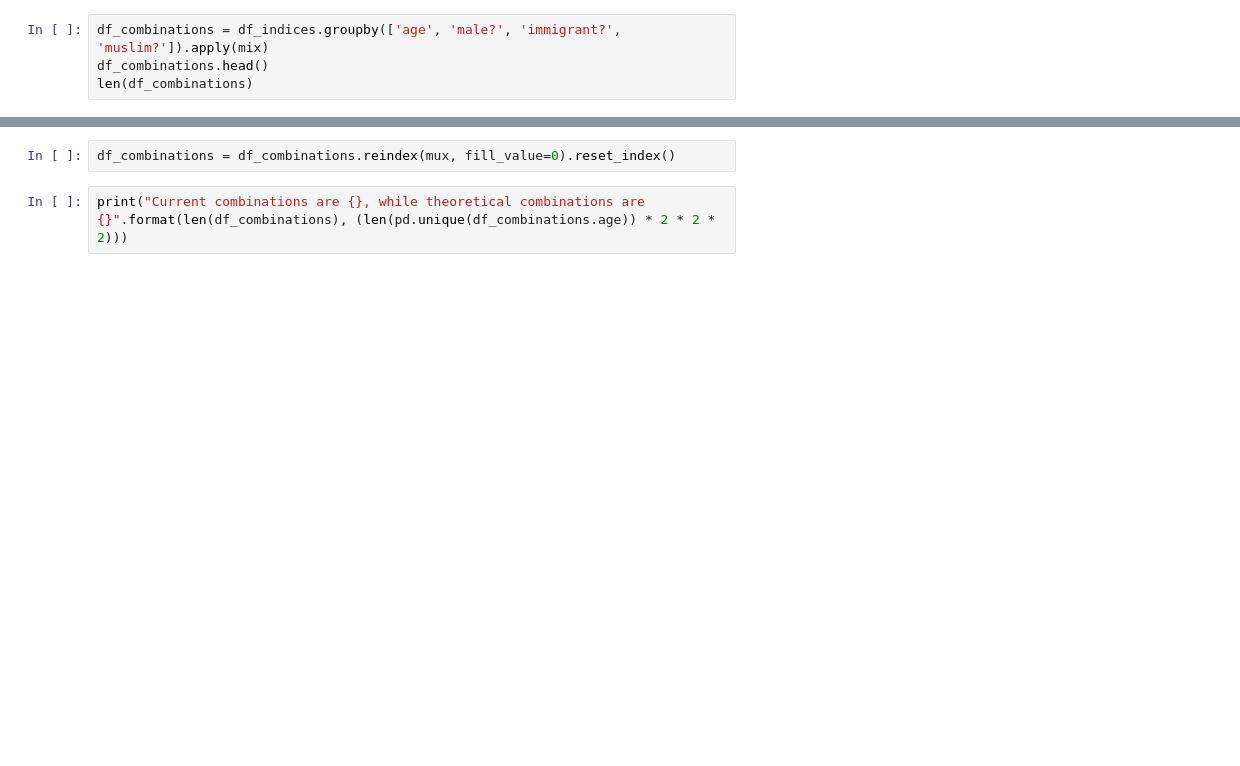
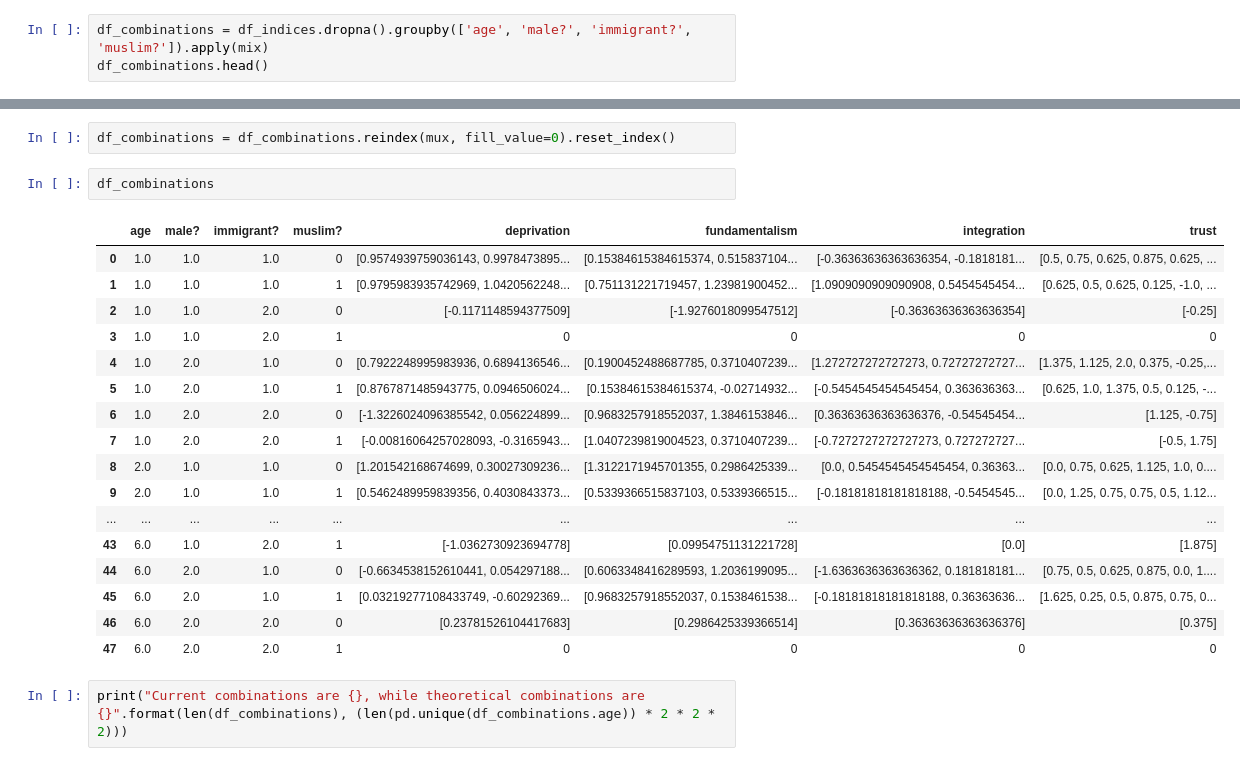
Before and after one commit to LABSS/PROTON-T, a Jupyter notebook: inputs/neukolln/opinion_analysis_T.ipynb, the cells around one changed output, grey strips where cells are left out. Saved outputs shown, nothing was run; the diff lists cells and outputs as text; blank space fills up the shorter version.

```diff
--- a/inputs/neukolln/opinion_analysis_T.ipynb
+++ b/inputs/neukolln/opinion_analysis_T.ipynb
@@ -162,7 +164,6 @@ def mix(x):
                       'deprivation': list(x.deprivation),\
                       'fundamentalism': list(x.fundamentalism)})
 # %%
-df_combinations = df_indices.groupby(['age', 'male?', 'immigrant?', 'muslim?']).apply(mix)
+df_combinations = df_indices.dropna().groupby(['age', 'male?', 'immigrant?', 'muslim?']).apply(mix)
 df_combinations.head()
-len(df_combinations)
 # %% [output]
@@ -171,6 +178,26 @@ len(df_combinations)
 mux = pd.MultiIndex.from_product(df_combinations.index.levels, names=['age','male?', 'immigrant?', 'muslim?'])
 # %%
 df_combinations = df_combinations.reindex(mux, fill_value=0).reset_index()
+# %%
+df_combinations
+# %% [output]
+|  | age | male? | immigrant? | muslim? | deprivation | fundamentalism | integration | trust |
+| 0 | 1.0 | 1.0 | 1.0 | 0 | [0.9574939759036143, 0.9978473895... | [0.15384615384615374, 0.515837104... | [-0.36363636363636354, -0.1818181... | [0.5, 0.75, 0.625, 0.875, 0.625, ... |
+| 1 | 1.0 | 1.0 | 1.0 | 1 | [0.9795983935742969, 1.0420562248... | [0.751131221719457, 1.23981900452... | [1.0909090909090908, 0.5454545454... | [0.625, 0.5, 0.625, 0.125, -1.0, ... |
+| 2 | 1.0 | 1.0 | 2.0 | 0 | [-0.1171148594377509] | [-1.9276018099547512] | [-0.36363636363636354] | [-0.25] |
+| 3 | 1.0 | 1.0 | 2.0 | 1 | 0 | 0 | 0 | 0 |
+| 4 | 1.0 | 2.0 | 1.0 | 0 | [0.7922248995983936, 0.6894136546... | [0.1900452488687785, 0.3710407239... | [1.272727272727273, 0.72727272727... | [1.375, 1.125, 2.0, 0.375, -0.25,... |
+| 5 | 1.0 | 2.0 | 1.0 | 1 | [0.8767871485943775, 0.0946506024... | [0.15384615384615374, -0.02714932... | [-0.5454545454545454, 0.363636363... | [0.625, 1.0, 1.375, 0.5, 0.125, -... |
+| 6 | 1.0 | 2.0 | 2.0 | 0 | [-1.3226024096385542, 0.056224899... | [0.9683257918552037, 1.3846153846... | [0.36363636363636376, -0.54545454... | [1.125, -0.75] |
+| 7 | 1.0 | 2.0 | 2.0 | 1 | [-0.00816064257028093, -0.3165943... | [1.0407239819004523, 0.3710407239... | [-0.7272727272727273, 0.727272727... | [-0.5, 1.75] |
+| 8 | 2.0 | 1.0 | 1.0 | 0 | [1.201542168674699, 0.30027309236... | [1.3122171945701355, 0.2986425339... | [0.0, 0.5454545454545454, 0.36363... | [0.0, 0.75, 0.625, 1.125, 1.0, 0.... |
+| 9 | 2.0 | 1.0 | 1.0 | 1 | [0.5462489959839356, 0.4030843373... | [0.5339366515837103, 0.5339366515... | [-0.18181818181818188, -0.5454545... | [0.0, 1.25, 0.75, 0.75, 0.5, 1.12... |
+| ... | ... | ... | ... | ... | ... | ... | ... | ... |
+| 43 | 6.0 | 1.0 | 2.0 | 1 | [-1.0362730923694778] | [0.09954751131221728] | [0.0] | [1.875] |
+| 44 | 6.0 | 2.0 | 1.0 | 0 | [-0.6634538152610441, 0.054297188... | [0.6063348416289593, 1.2036199095... | [-1.6363636363636362, 0.181818181... | [0.75, 0.5, 0.625, 0.875, 0.0, 1.... |
+| 45 | 6.0 | 2.0 | 1.0 | 1 | [0.03219277108433749, -0.60292369... | [0.9683257918552037, 0.1538461538... | [-0.18181818181818188, 0.36363636... | [1.625, 0.25, 0.5, 0.875, 0.75, 0... |
+| 46 | 6.0 | 2.0 | 2.0 | 0 | [0.23781526104417683] | [0.2986425339366514] | [0.36363636363636376] | [0.375] |
+| 47 | 6.0 | 2.0 | 2.0 | 1 | 0 | 0 | 0 | 0 |
 # %%
 print("Current combinations are {}, while theoretical combinations are {}".format(len(df_combinations), (len(pd.unique(df_combinations.age)) * 2 * 2 * 2)))
 # %% [output]
```
Also changed, not shown: parts of 4 cells of this notebook.
